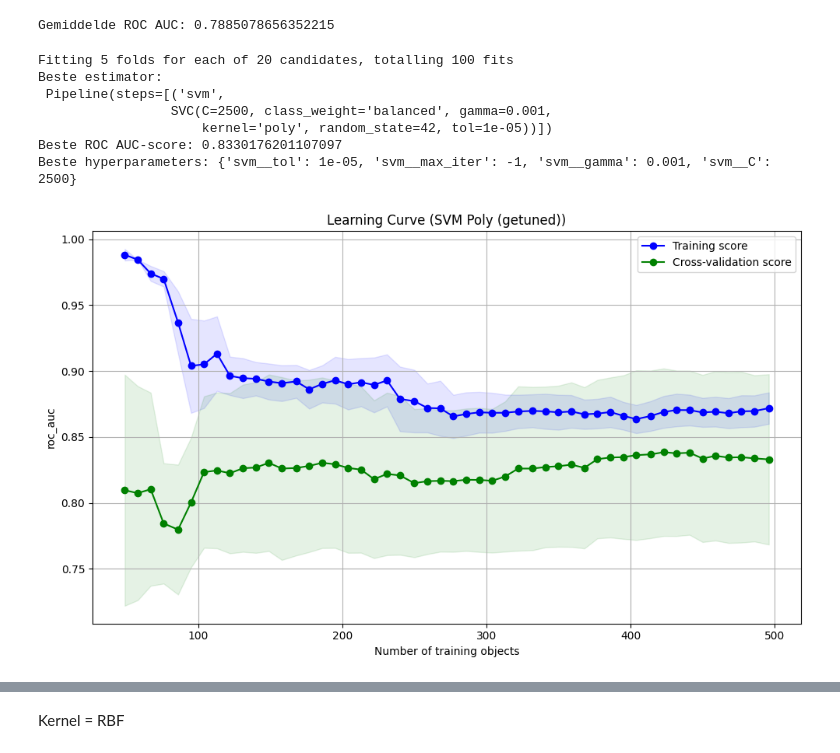
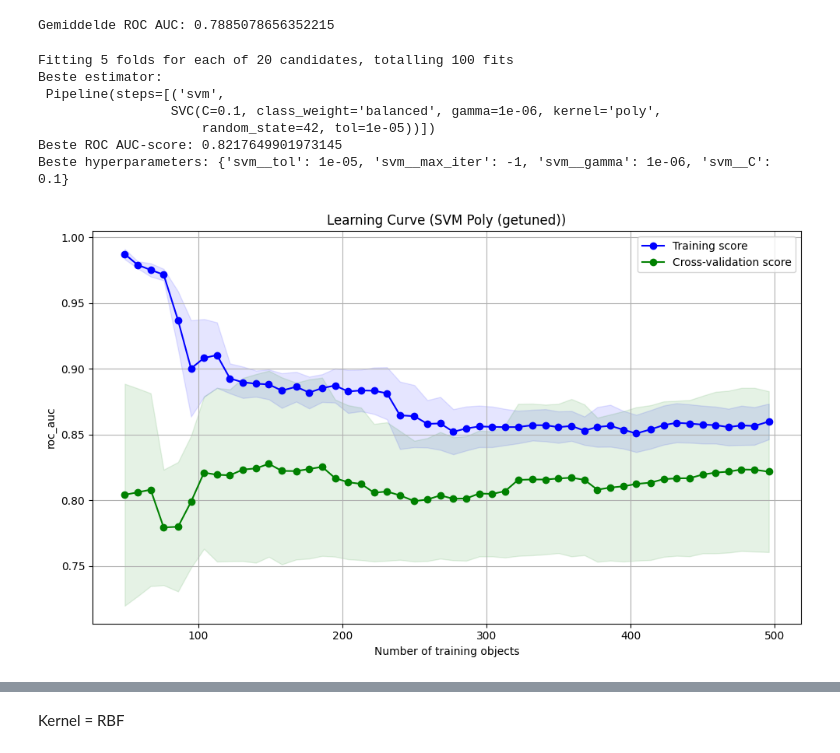
Before and after one commit to mjmklep/Machine-Learning-Group-8, a Jupyter notebook: basic_SVM.ipynb, the cells around one changed output, grey strips where cells are left out. Drawn from its saved outputs; the diff is of its cells as text; code cells hidden in the pictures.

```diff
--- a/basic_SVM.ipynb
+++ b/basic_SVM.ipynb
@@ -571,50 +571,50 @@ pipeline = Pipeline([
 
 # ====== HYPERPARAMETER ======
 param_grid = {
-    'svm__C': [2000, 2500, 2500],
-    'svm__gamma': [1e-4, 1e-3, 1e-2, 0.1, 1],
+    'svm__C': [0.001, 0.01, 0.1],
+    'svm__gamma': [1e-6, 1e-5, 1e-4],
     'svm__tol': [1e-4, 1e-5, 1e-6],
     'svm__max_iter': [1000, 10000, -1]
+}
 
-}
 
 # ====== 3. RANDOMIZED SEARCH MET CROSS-VALIDATIE ======
 random_search = RandomizedSearchCV(
     estimator=pipeline,
     param_distributions=param_grid,
     n_iter=20,
     scoring='roc_auc',
     cv=cv,
     n_jobs=-1,
     verbose=1,
     refit=True
 )
 
 # ====== 4. TRAINING ======
 random_search.fit(X_selected, y_train)
 
 # ====== 5. RESULTATEN ======
 print("Beste estimator:\n", random_search.best_estimator_)
 print("Beste ROC AUC-score:", random_search.best_score_)
 print("Beste hyperparameters:", random_search.best_params_)
 
 # ====== 6. LEARNING CURVE PLOT ======
 t_plot_learning_curve(
     X_selected,
     y_train,
     classifier=random_search.best_estimator_,
     scoring='roc_auc',
     clf_type='SVM Poly (getuned)'
 )
 # %% [output]
 Fitting 5 folds for each of 20 candidates, totalling 100 fits
 Beste estimator:
  Pipeline(steps=[('svm',
-                 SVC(C=2500, class_weight='balanced', gamma=0.001,
-                     kernel='poly', random_state=42, tol=1e-05))])
-Beste ROC AUC-score: 0.8330176201107097
-Beste hyperparameters: {'svm__tol': 1e-05, 'svm__max_iter': -1, 'svm__gamma': 0.001, 'svm__C': 2500}
+                 SVC(C=0.1, class_weight='balanced', gamma=1e-06, kernel='poly',
+                     random_state=42, tol=1e-05))])
+Beste ROC AUC-score: 0.8217649901973145
+Beste hyperparameters: {'svm__tol': 1e-05, 'svm__max_iter': -1, 'svm__gamma': 1e-06, 'svm__C': 0.1}
-[figure, old version]
+[figure, new version]
 # %%
 # ===== MidpointNormalize class =====
 class MidpointNormalize(Normalize):
```
Also changed, not shown: parts of 1 cell of this notebook.
